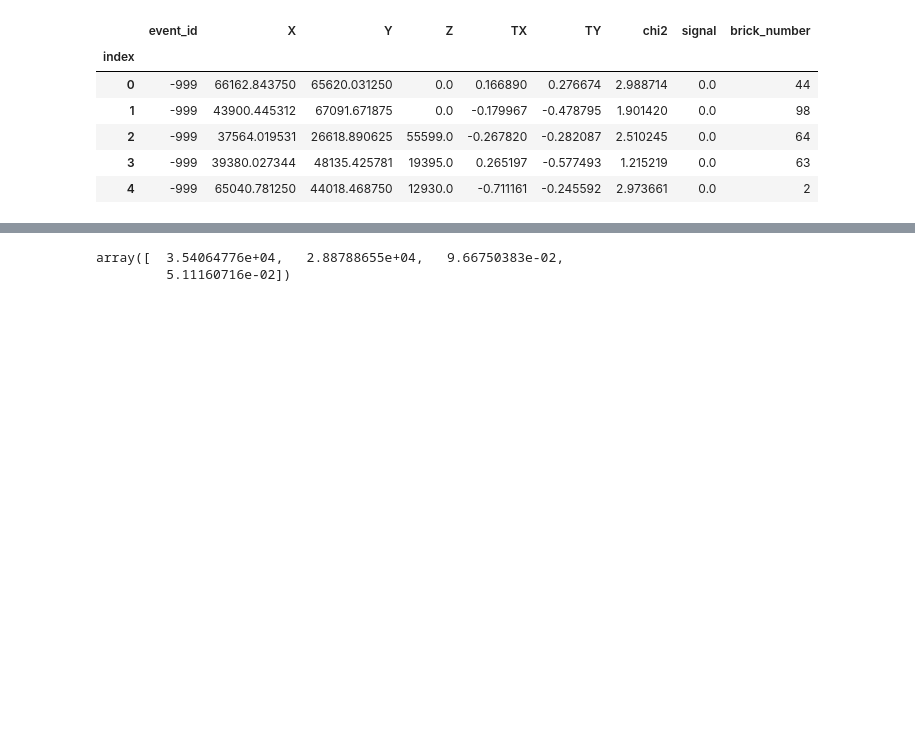
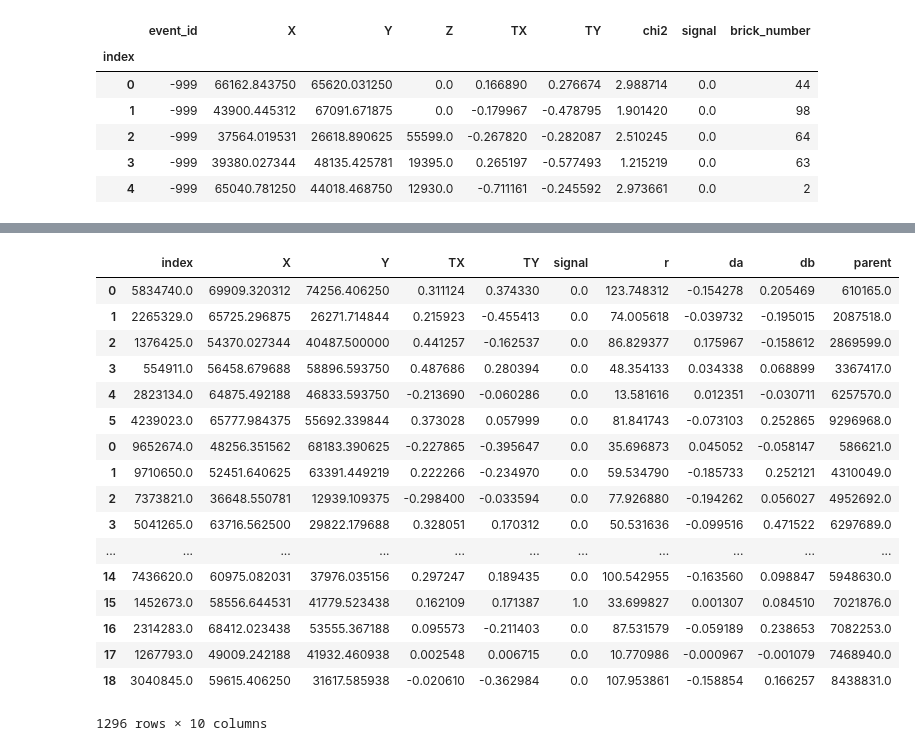
Before and after one commit to PhySci/darkMatter, a Jupyter notebook: first.ipynb, the cells around one changed output, grey strips where cells are left out. Drawn from its saved outputs; the diff is of its cells as text; code cells hidden in the pictures; blank space fills up the shorter version.

Commit message:
Add layer processing

```diff
--- a/first.ipynb
+++ b/first.ipynb
@@ -38,3 +17,6 @@ brick = brick2
+# %%
+for brickId, brick in train.groupby('brick_number'):
+    print brickId
 # %%
 # create dictionaries
 zPos = np.sort(brick.Z.unique())
@@ -44,16 +26,3 @@ layerDict = {v: k for k, v in zPosDict.iteritems() } # dictionary of layer numbe
 
 # add extra feature - layer number
 brick = brick.assign(layerId = brick.Z.map(layerDict))
-# %%
-idx1 = 3901599
-idx2 = 3670692
-layerId = brick.loc[idx1].layerId
-prediction = getPosition(brick.loc[idx1],zDiffDict.get(layerId))
-prediction
-# %% [output]
-array([  3.54064776e+04,   2.88788655e+04,   9.66750383e-02,
-         5.11160716e-02])
-# %%
-layerId = 1
-layer0 = brick.query('layerId == @layerId')
-layer1 = brick.query('layerId == @layerId+1').sort_values(by='X',ascending=True)
@@ -62,0 +29,38 @@ layer1Arr = layer1.reset_index().as_matrix(columns = ['index', 'X', 'Y', 'TX', '
+# %%
+dx  = 100 # estimation of error along OX axis
+dy  = 100 # estimation of error along OY axis
+dtx = 0.2
+dty = 0.2
+
+## name of colums
+cols = ['index', 'X', 'Y', 'TX', 'TY', 'signal', 'r', 'da', 'db', 'parent']
+
+fdf = pd.DataFrame(columns=cols)
+
+for layerId in np.sort(brick.layerId.unique())[0:-1]:
+    dz = zDiffDict.get(layerId)
+
+    layer0 = brick.query('layerId == @layerId')
+    layer1 = brick.query('layerId == @layerId+1')
+    fdf = pd.concat([fdf, pd.DataFrame(getTracks(layer0,layer1,dx,dy,dtx,dty,dz),columns=cols)])
+# %%
+fdf
+# %% [output]
+|  | index | X | Y | TX | TY | signal | r | da | db | parent |
+| 0 | 5834740.0 | 69909.320312 | 74256.406250 | 0.311124 | 0.374330 | 0.0 | 123.748312 | -0.154278 | 0.205469 | 610165.0 |
+| 1 | 2265329.0 | 65725.296875 | 26271.714844 | 0.215923 | -0.455413 | 0.0 | 74.005618 | -0.039732 | -0.195015 | 2087518.0 |
+| 2 | 1376425.0 | 54370.027344 | 40487.500000 | 0.441257 | -0.162537 | 0.0 | 86.829377 | 0.175967 | -0.158612 | 2869599.0 |
+| 3 | 554911.0 | 56458.679688 | 58896.593750 | 0.487686 | 0.280394 | 0.0 | 48.354133 | 0.034338 | 0.068899 | 3367417.0 |
+| 4 | 2823134.0 | 64875.492188 | 46833.593750 | -0.213690 | -0.060286 | 0.0 | 13.581616 | 0.012351 | -0.030711 | 6257570.0 |
+| 5 | 4239023.0 | 65777.984375 | 55692.339844 | 0.373028 | 0.057999 | 0.0 | 81.841743 | -0.073103 | 0.252865 | 9296968.0 |
+| 0 | 9652674.0 | 48256.351562 | 68183.390625 | -0.227865 | -0.395647 | 0.0 | 35.696873 | 0.045052 | -0.058147 | 586621.0 |
+| 1 | 9710650.0 | 52451.640625 | 63391.449219 | 0.222266 | -0.234970 | 0.0 | 59.534790 | -0.185733 | 0.252121 | 4310049.0 |
+| 2 | 7373821.0 | 36648.550781 | 12939.109375 | -0.298400 | -0.033594 | 0.0 | 77.926880 | -0.194262 | 0.056027 | 4952692.0 |
+| 3 | 5041265.0 | 63716.562500 | 29822.179688 | 0.328051 | 0.170312 | 0.0 | 50.531636 | -0.099516 | 0.471522 | 6297689.0 |
+| ... | ... | ... | ... | ... | ... | ... | ... | ... | ... | ... |
+| 14 | 7436620.0 | 60975.082031 | 37976.035156 | 0.297247 | 0.189435 | 0.0 | 100.542955 | -0.163560 | 0.098847 | 5948630.0 |
+| 15 | 1452673.0 | 58556.644531 | 41779.523438 | 0.162109 | 0.171387 | 1.0 | 33.699827 | 0.001307 | 0.084510 | 7021876.0 |
+| 16 | 2314283.0 | 68412.023438 | 53555.367188 | 0.095573 | -0.211403 | 0.0 | 87.531579 | -0.059189 | 0.238653 | 7082253.0 |
+| 17 | 1267793.0 | 49009.242188 | 41932.460938 | 0.002548 | 0.006715 | 0.0 | 10.770986 | -0.000967 | -0.001079 | 7468940.0 |
+| 18 | 3040845.0 | 59615.406250 | 31617.585938 | -0.020610 | -0.362984 | 0.0 | 107.953861 | -0.158854 | 0.166257 | 8438831.0 |
+1296 rows × 10 columns
```
Also changed, not shown: parts of 11 cells of this notebook.
